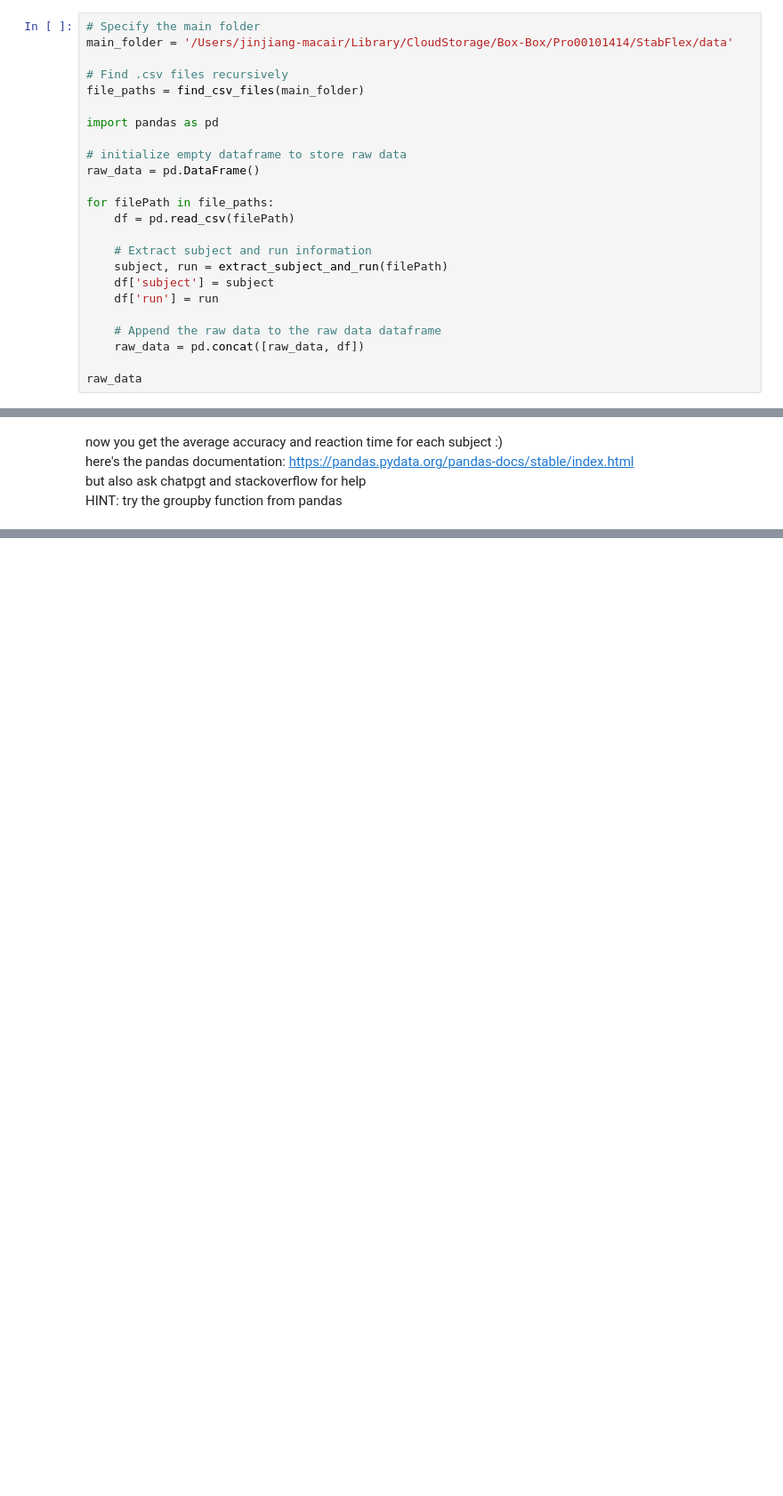
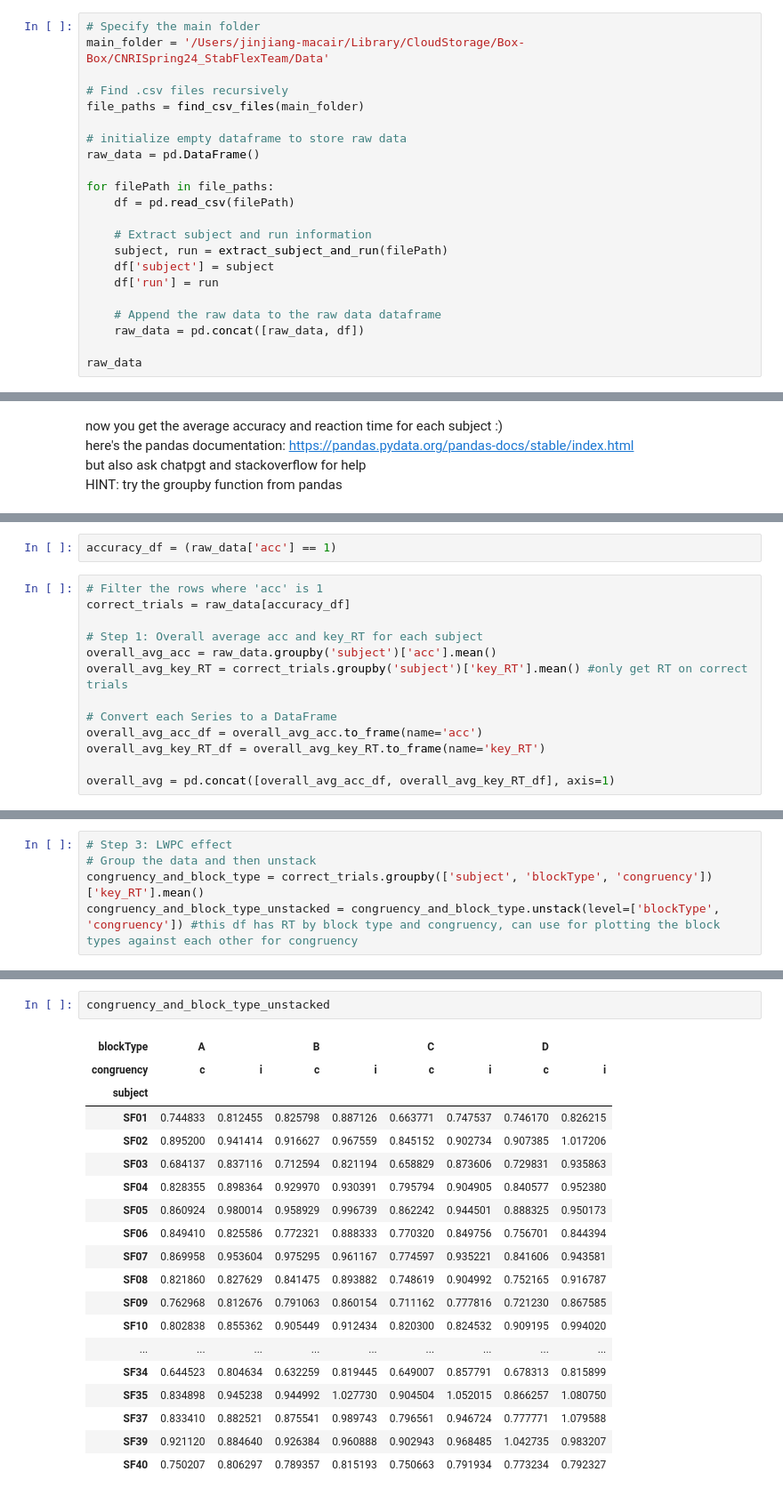
Before and after one commit to jimzhang629/StabFlexCNRISpring24, a Jupyter notebook: behavioralAnalysis_template.ipynb, the cells around one changed output, grey strips where cells are left out. Shown: that part at 89% size. Drawn from its saved outputs; the diff is of its cells as text; blank space fills up the shorter version.

Commit message:
update with behavioral effects for congruency

```diff
--- a/behavioralAnalysis_template.ipynb
+++ b/behavioralAnalysis_template.ipynb
@@ -47,12 +47,10 @@ def find_csv_files(root_folder):
 use the functions we just made, and create a raw data dataframe
 # %%
 # Specify the main folder
-main_folder = '/Users/jinjiang-macair/Library/CloudStorage/Box-Box/Pro00101414/StabFlex/data'
+main_folder = '/Users/jinjiang-macair/Library/CloudStorage/Box-Box/CNRISpring24_StabFlexTeam/Data'
 
 # Find .csv files recursively
 file_paths = find_csv_files(main_folder)
-
-import pandas as pd
 
 # initialize empty dataframe to store raw data
 raw_data = pd.DataFrame()
@@ -112,0 +135,15 @@ HINT: try the groupby function from pandas
+# %%
+accuracy_df = (raw_data['acc'] == 1)
+# %%
+# Filter the rows where 'acc' is 1
+correct_trials = raw_data[accuracy_df]
+
+# Step 1: Overall average acc and key_RT for each subject
+overall_avg_acc = raw_data.groupby('subject')['acc'].mean()
+overall_avg_key_RT = correct_trials.groupby('subject')['key_RT'].mean() #only get RT on correct trials
+
+# Convert each Series to a DataFrame
+overall_avg_acc_df = overall_avg_acc.to_frame(name='acc')
+overall_avg_key_RT_df = overall_avg_key_RT.to_frame(name='key_RT')
+
+overall_avg = pd.concat([overall_avg_acc_df, overall_avg_key_RT_df], axis=1)
@@ -112,0 +251,5 @@ HINT: try the groupby function from pandas
+# %%
+# Step 3: LWPC effect
+# Group the data and then unstack
+congruency_and_block_type = correct_trials.groupby(['subject', 'blockType', 'congruency'])['key_RT'].mean()
+congruency_and_block_type_unstacked = congruency_and_block_type.unstack(level=['blockType', 'congruency']) #this df has RT by block type and congruency, can use for plotting the block types against each other for congruency
@@ -112,0 +272,22 @@ HINT: try the groupby function from pandas
+# %%
+congruency_and_block_type_unstacked
+# %% [output]
+| blockType | A |  | B |  | C |  | D |  |
+| congruency | c | i | c | i | c | i | c | i |
+| subject |  |  |  |  |  |  |  |  |
+| SF01 | 0.744833 | 0.812455 | 0.825798 | 0.887126 | 0.663771 | 0.747537 | 0.746170 | 0.826215 |
+| SF02 | 0.895200 | 0.941414 | 0.916627 | 0.967559 | 0.845152 | 0.902734 | 0.907385 | 1.017206 |
+| SF03 | 0.684137 | 0.837116 | 0.712594 | 0.821194 | 0.658829 | 0.873606 | 0.729831 | 0.935863 |
+| SF04 | 0.828355 | 0.898364 | 0.929970 | 0.930391 | 0.795794 | 0.904905 | 0.840577 | 0.952380 |
+| SF05 | 0.860924 | 0.980014 | 0.958929 | 0.996739 | 0.862242 | 0.944501 | 0.888325 | 0.950173 |
+| SF06 | 0.849410 | 0.825586 | 0.772321 | 0.888333 | 0.770320 | 0.849756 | 0.756701 | 0.844394 |
+| SF07 | 0.869958 | 0.953604 | 0.975295 | 0.961167 | 0.774597 | 0.935221 | 0.841606 | 0.943581 |
+| SF08 | 0.821860 | 0.827629 | 0.841475 | 0.893882 | 0.748619 | 0.904992 | 0.752165 | 0.916787 |
+| SF09 | 0.762968 | 0.812676 | 0.791063 | 0.860154 | 0.711162 | 0.777816 | 0.721230 | 0.867585 |
+| SF10 | 0.802838 | 0.855362 | 0.905449 | 0.912434 | 0.820300 | 0.824532 | 0.909195 | 0.994020 |
+| ... | ... | ... | ... | ... | ... | ... | ... | ... |
+| SF34 | 0.644523 | 0.804634 | 0.632259 | 0.819445 | 0.649007 | 0.857791 | 0.678313 | 0.815899 |
+| SF35 | 0.834898 | 0.945238 | 0.944992 | 1.027730 | 0.904504 | 1.052015 | 0.866257 | 1.080750 |
+| SF37 | 0.833410 | 0.882521 | 0.875541 | 0.989743 | 0.796561 | 0.946724 | 0.777771 | 1.079588 |
+| SF39 | 0.921120 | 0.884640 | 0.926384 | 0.960888 | 0.902943 | 0.968485 | 1.042735 | 0.983207 |
+| SF40 | 0.750207 | 0.806297 | 0.789357 | 0.815193 | 0.750663 | 0.791934 | 0.773234 | 0.792327 |
```
Also changed, not shown: parts of 17 cells of this notebook.
